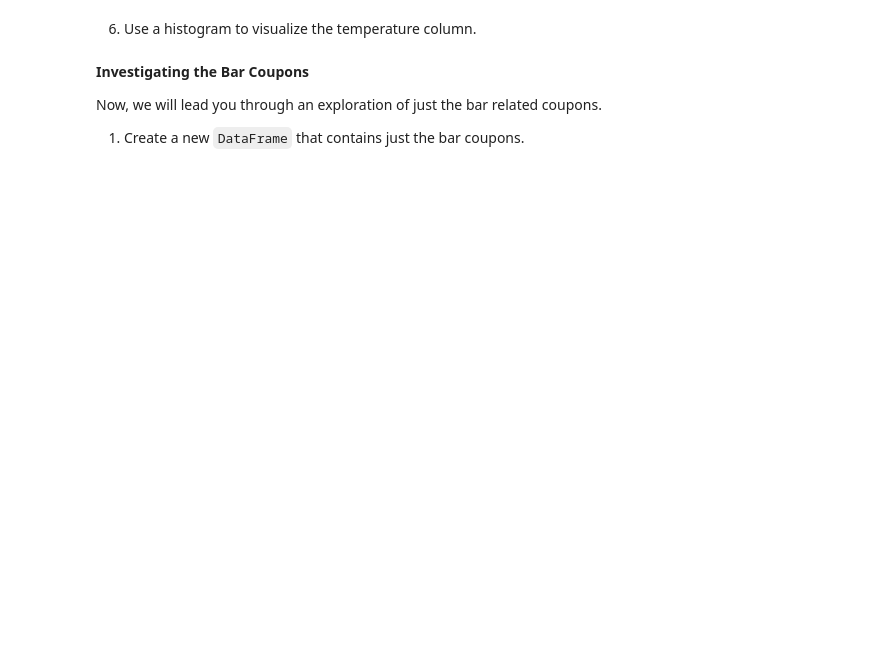
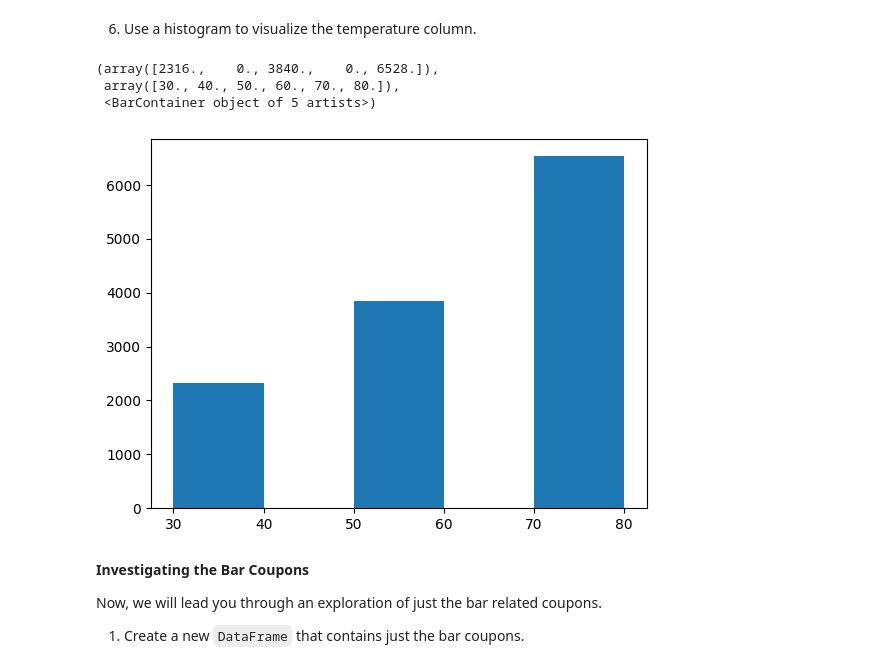
Before and after one commit to dmtrinh/coupons-customers, a Jupyter notebook: prompt.ipynb, the cells around one changed output. Drawn from its saved outputs; the diff is of its cells as text; code cells hidden in the pictures; blank space fills up the shorter version.

```diff
--- a/prompt.ipynb
+++ b/prompt.ipynb
@@ -68,5 +217,13 @@ data.head()
 # %% [markdown]
 6. Use a histogram to visualize the temperature column.
+# %%
+# Plot a histogram of the 'temperature' column.  We use 5 bins to neatly group the data for display
+plt.hist(data['temperature'], bins=5)
+# %% [output]
+(array([2316.,    0., 3840.,    0., 6528.]),
+ array([30., 40., 50., 60., 70., 80.]),
+ <BarContainer object of 5 artists>)
+[figure, added]
 # %% [markdown]
 **Investigating the Bar Coupons**
 
```
Also changed, not shown: parts of 60 cells of this notebook, 9 other files.
